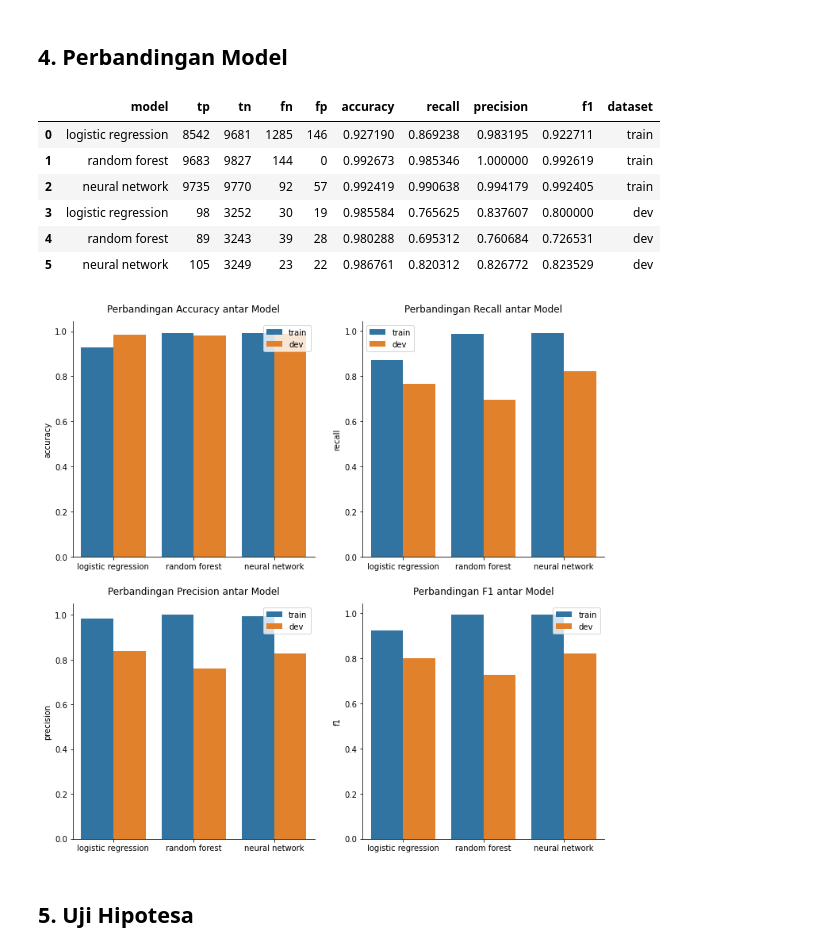
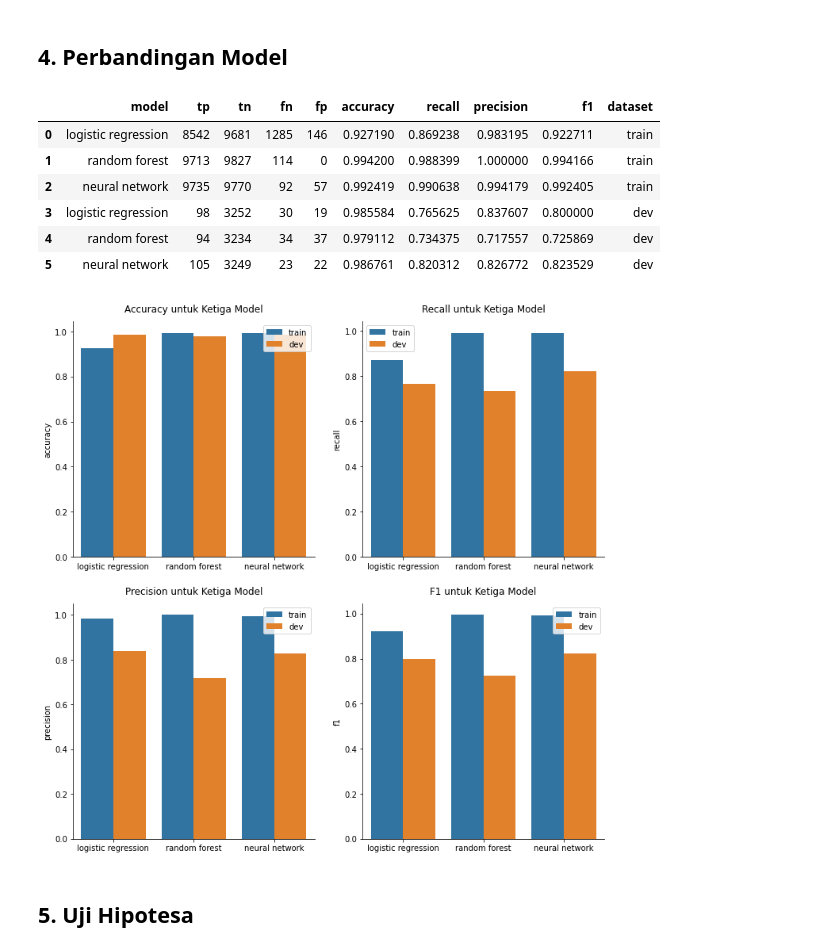
Before and after one commit to dennisjooo/All-NBA-Predictor, a Jupyter notebook: Final Project.ipynb, the cells around one changed output. Cells and saved outputs as stored; diff of their text form; code cells hidden in the pictures.

```diff
--- a/Final Project.ipynb
+++ b/Final Project.ipynb
@@ -448,11 +448,11 @@ hyperparameter = {
 # Menggunakan random searching untuk mencari hyperparameter terbaik
 rf = RandomizedSearchCV(RandomForestClassifier(random_state = 0),
                         hyperparameter,
-                        n_iter = 50,
+                        n_iter = 30,
                         scoring = 'f1',
                         cv = 5,
                         random_state = 0,
-                        n_jobs = -1)
+                        n_jobs = 10)
 
 # Melakukan fitting terhadap data training
 rf.fit(X_train, y_train)
@@ -682,29 +682,29 @@ compare
 # %% [output]
 |  | model | tp | tn | fn | fp | accuracy | recall | precision | f1 | dataset |
 | 0 | logistic regression | 8542 | 9681 | 1285 | 146 | 0.927190 | 0.869238 | 0.983195 | 0.922711 | train |
-| 1 | random forest | 9683 | 9827 | 144 | 0 | 0.992673 | 0.985346 | 1.000000 | 0.992619 | train |
+| 1 | random forest | 9713 | 9827 | 114 | 0 | 0.994200 | 0.988399 | 1.000000 | 0.994166 | train |
 | 2 | neural network | 9735 | 9770 | 92 | 57 | 0.992419 | 0.990638 | 0.994179 | 0.992405 | train |
 | 3 | logistic regression | 98 | 3252 | 30 | 19 | 0.985584 | 0.765625 | 0.837607 | 0.800000 | dev |
-| 4 | random forest | 89 | 3243 | 39 | 28 | 0.980288 | 0.695312 | 0.760684 | 0.726531 | dev |
+| 4 | random forest | 94 | 3234 | 34 | 37 | 0.979112 | 0.734375 | 0.717557 | 0.725869 | dev |
 | 5 | neural network | 105 | 3249 | 23 | 22 | 0.986761 | 0.820312 | 0.826772 | 0.823529 | dev |
 # %%
 # Membuat 4 subplot
 plt.subplots(2, 2, figsize = (12, 12))
 
 # Melakukan looping untuk metrik yang diinginkan
 for n, metric in enumerate(['accuracy', 'recall', 'precision', 'f1']):
     # Mengatur agar grafik sesuai dengan subplot yang kosong
     plt.subplot(2, 2, n+1)
     # Membuat grafik bar untuk metrik yang diinginkan
     sns.barplot(x = 'model', y = metric, hue = 'dataset', data = compare)
     # Pengaturan grafik
-    plt.title(f'Perbandingan {str.title(metric)} antar Model', y = 1.02)
+    plt.title(f'{str.title(metric)} untuk Ketiga Model', y = 1.02)
     plt.ylabel(metric)
     plt.xlabel('')
     plt.legend()
     sns.despine()
 # %% [output]
-[figure, old version]
+[figure, new version]
 # %% [markdown]
 ## 5. Uji Hipotesa
 # %%
```
Also changed, not shown: parts of 10 cells of this notebook.
